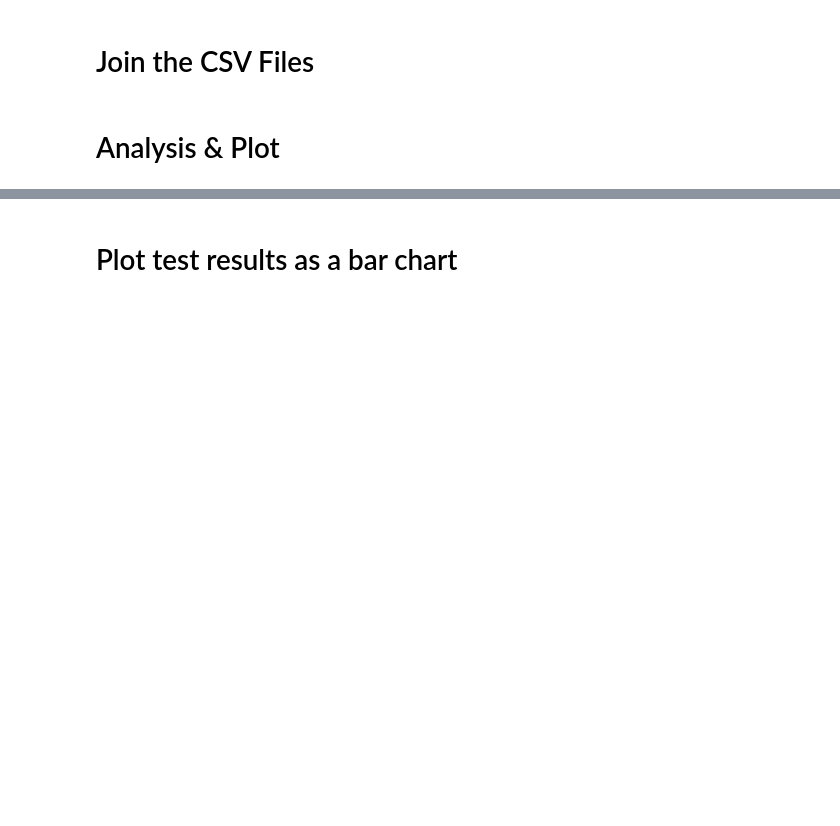
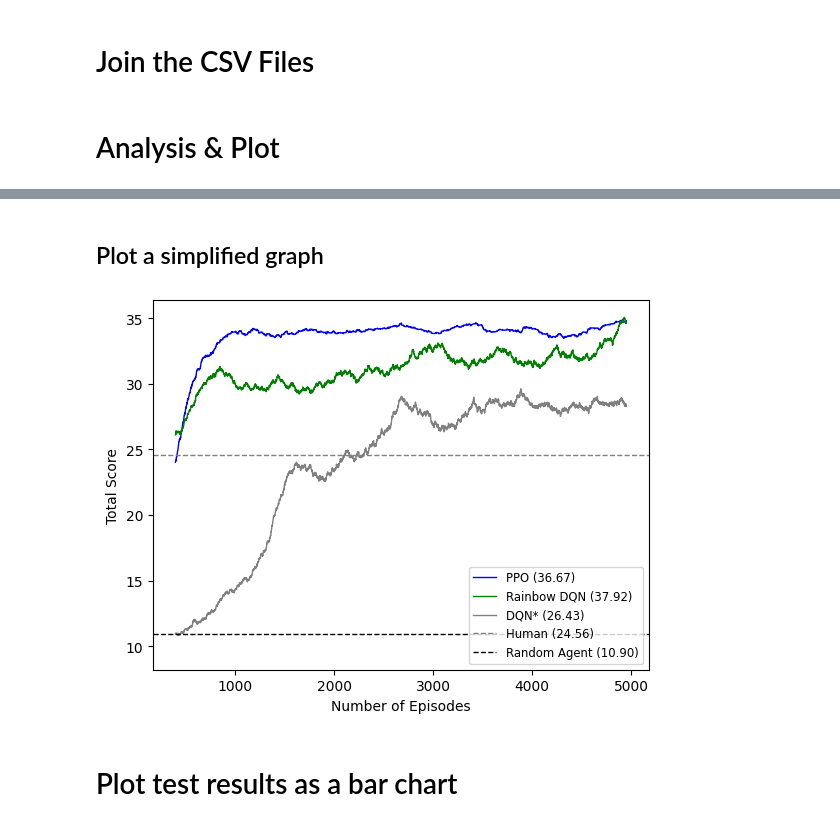
Before and after one commit to CM30359-Group-14/Group-Assignment, a Jupyter notebook: results_analysis.ipynb, the cells around one changed output, grey strips where cells are left out. Cells and saved outputs as stored; diff of their text form; code cells hidden in the pictures; blank space fills up the shorter version.

```diff
--- a/results_analysis.ipynb
+++ b/results_analysis.ipynb
@@ -65,3 +84,37 @@ plt.show()
+# %% [markdown]
+## Plot a simplified graph
+# %%
+filtered_df = sorted_df[['PPO', 'Rainbow DQN', 'DQN*']]
+colours = ["blue", "green", "grey"]
+# %%
+ax_simp = filtered_df.plot(linewidth=1, color=colours)
+
+# Match the y-axis of this graph with the y-axis of the one before.
+y_min, y_max = ax_full.get_ylim()
+ax_simp.set_ylim([y_min, y_max])
+
+# Plot a horizontal dotted line for the human baseline
+random_agent_line = ax_simp.axhline(y=HUMAN_BASELINE_AVG, color='grey', linestyle='--', linewidth=1, label='Human')
+# Plot a horizontal dotted line for the random agent
+random_agent_line = ax_simp.axhline(y=RANDOM_AGENT_AVG, color='black', linestyle='--', linewidth=1, label='Random Agent')
+
+# Set y- and x-axis labels
+ax_simp.set_xlabel("Number of Episodes")
+ax_simp.set_ylabel("Total Score")
+
+# Create a legend with the existing line objects plus the random agent line
+handles, labels = ax_simp.get_legend_handles_labels()
+adjusted_labels = [
+    f'{label} ({method_to_score[label]:.2f})'
+    for label in labels
+]
+
+# Create a legend with a smaller font size and adjusted labels
+ax_simp.legend(handles=handles, labels=adjusted_labels, fontsize='small')
+
+plt.show()
+# %% [output]
+[figure, added]
 # %% [markdown]
 # Plot test results as a bar chart
 # %%
```
Also changed, not shown: parts of 4 cells of this notebook, 9 other files.
